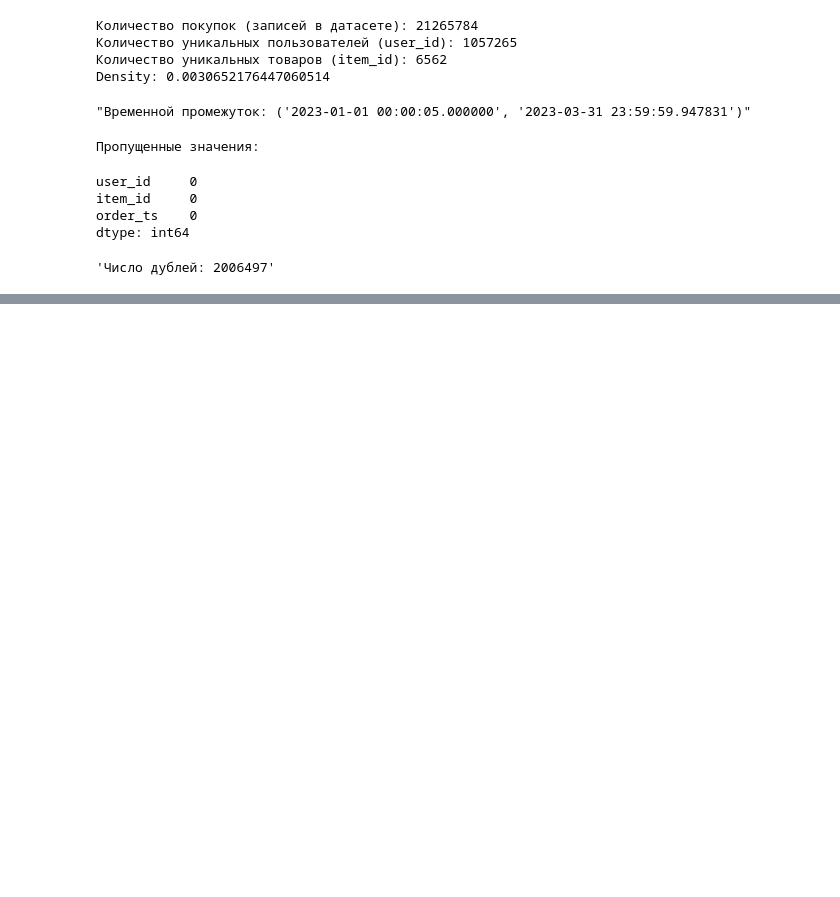
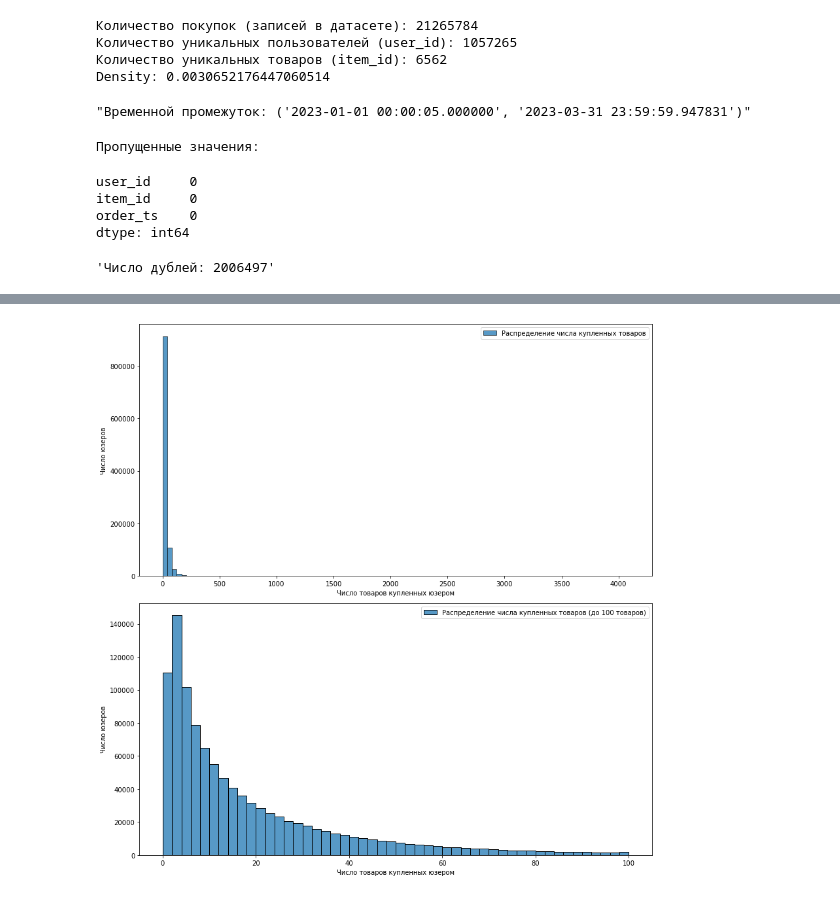
Before and after one commit to machin-ivan/recsys_project_wb, a Jupyter notebook: recsys.ipynb, the cells around one changed output, grey strips where cells are left out. Saved outputs shown, nothing was run; the diff lists cells and outputs as text; code cells hidden in the pictures; blank space fills up the shorter version.

```diff
--- a/recsys.ipynb
+++ b/recsys.ipynb
@@ -62,5 +61,11 @@ f"Число дублей: {data.duplicated().sum()}"
 # %%
 # Создаем новый дф для трансформаций
 df = data.copy()
-# Убираем дублирующиеся строки
-df = data.drop_duplicates()
+# Конвертируем строковый timestamp в datetime формат
+df['order_ts'] = pd.to_datetime(df['order_ts'])
+# В данных присутствуют дубли, означающие количество подобных предметов купленных юзером в выбранный момент
+# Чтобы избавиться от данных и сохранить данные о количестве купленных предметов добавим колонку "count_"
+df = df.sort_values(['user_id', 'item_id', 'order_ts'])
+df['count_'] = df.groupby(['user_id', 'item_id', 'order_ts'])['user_id'].transform('count')
+# Теперь удалим дублирующиеся строки
+df = df.drop_duplicates(subset=['user_id', 'item_id', 'order_ts'])
@@ -73,2 +71,0 @@ f"Число дублирующихся пар (юзер, товар): {df.dupli
-# %%
-df.drop_duplicates(['user_id', 'item_id'], keep='first', inplace=True)
@@ -153,0 +72,3 @@ sns.scatterplot(data=tmp, x=tmp.index, y=tmp.values, s=150,
+# %%
+# Сбросим индексы
+df = df.reset_index(drop=True)
@@ -153,0 +84,17 @@ sns.scatterplot(data=tmp, x=tmp.index, y=tmp.values, s=150,
+# %%
+fig, ax = plt.subplots(2, 1, figsize=(12, 12))
+sns.histplot(data=df.groupby('user_id')['count_'].sum(), bins=100, ax=ax[0],
+            label='Распределение числа купленных товаров')
+ax[0].set_xlabel('Число товаров купленных юзером')
+ax[0].set_ylabel('Число юзеров')
+ax[0].legend()
+sns.histplot(data=df.groupby('user_id')['count_'].sum(), bins=50, binrange=[0, 100], ax=ax[1],
+            label='Распределение числа купленных товаров (до 100 товаров)')
+ax[1].set_xlabel('Число товаров купленных юзером')
+ax[1].set_ylabel('Число юзеров')
+ax[1].legend()
+
+plt.tight_layout()
+plt.show()
+# %% [output]
+[figure, added]
```
Also changed, not shown: parts of 29 cells of this notebook.
